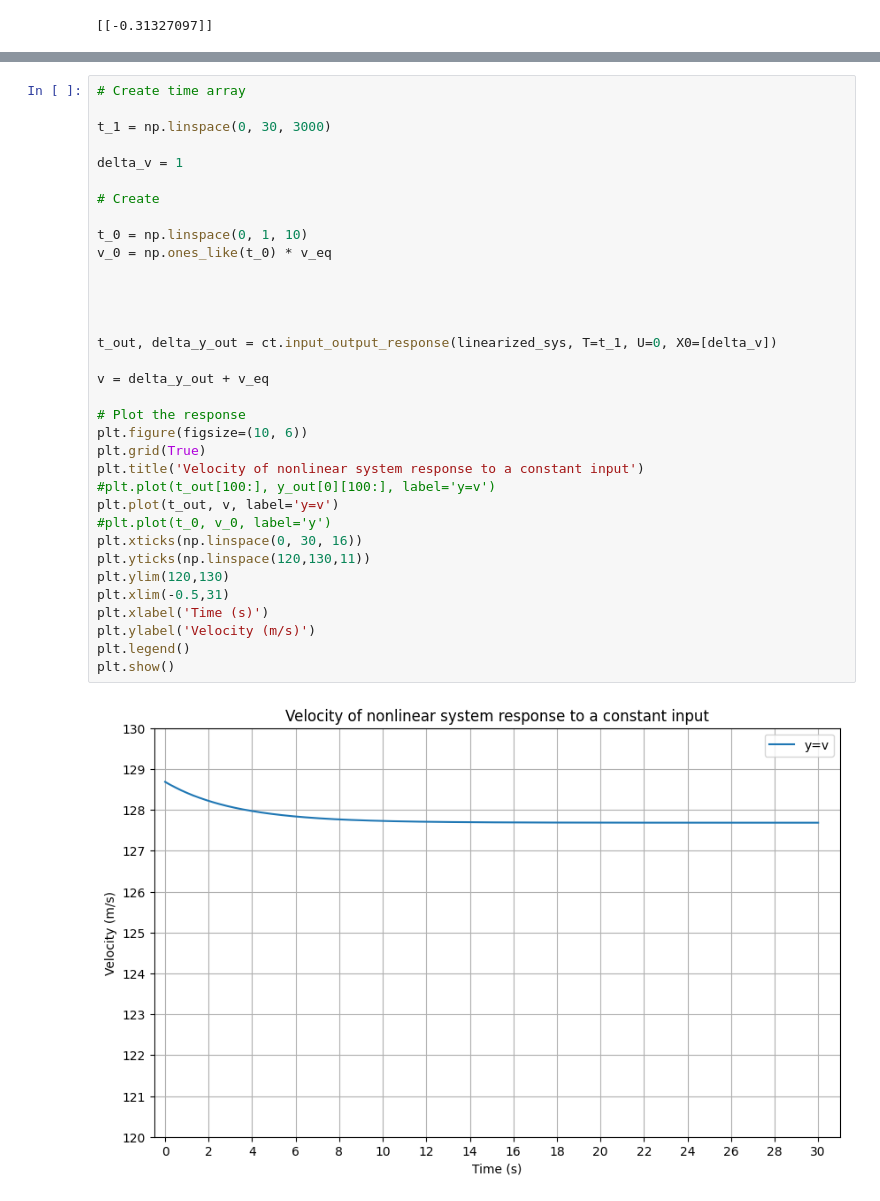
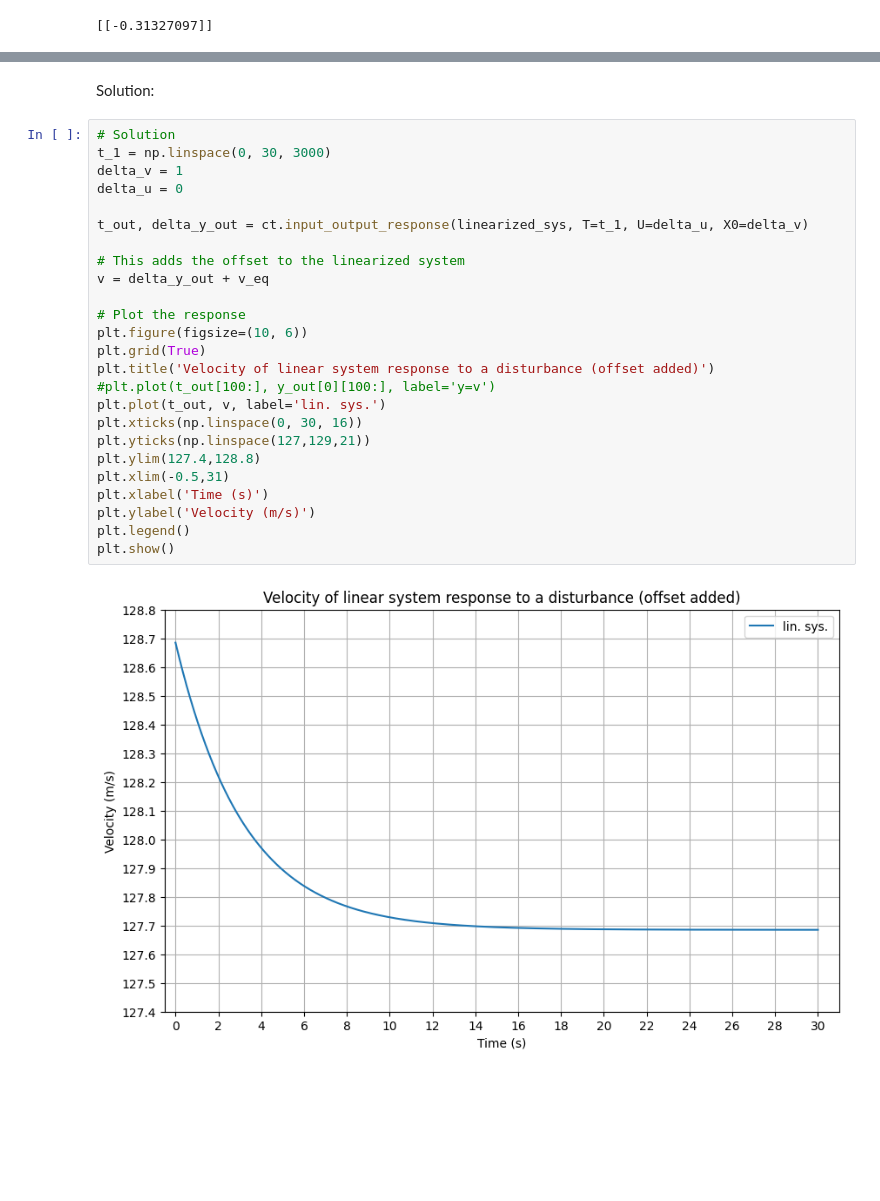
Before and after one commit to idsc-frazzoli/CS2-2024-notebooks, a Jupyter notebook: ps11-NLC1/Elias_part_test_2024-05-16.ipynb, the cells around one changed output, grey strips where cells are left out. Drawn from its saved outputs; the diff is of its cells as text; blank space fills up the shorter version.

```diff
--- a/ps11-NLC1/Elias_part_test_2024-05-16.ipynb
+++ b/ps11-NLC1/Elias_part_test_2024-05-16.ipynb
@@ -187,36 +193,29 @@ Now the car experiences a change of airspeed $\Delta v(t)=1\frac{m}{s}$. How sho
+# %% [markdown]
+Solution:
 # %%
-# Create time array
+# Solution
+t_1 = np.linspace(0, 30, 3000)
+delta_v = 1
+delta_u = 0
 
-t_1 = np.linspace(0, 30, 3000)
+t_out, delta_y_out = ct.input_output_response(linearized_sys, T=t_1, U=delta_u, X0=delta_v)
 
-delta_v = 1
-
-# Create
-
-t_0 = np.linspace(0, 1, 10)
-v_0 = np.ones_like(t_0) * v_eq
-
-
-
-
-t_out, delta_y_out = ct.input_output_response(linearized_sys, T=t_1, U=0, X0=[delta_v])
-
+# This adds the offset to the linearized system
 v = delta_y_out + v_eq
 
 # Plot the response
 plt.figure(figsize=(10, 6))
 plt.grid(True)
-plt.title('Velocity of nonlinear system response to a constant input')
+plt.title('Velocity of linear system response to a disturbance (offset added)')
 #plt.plot(t_out[100:], y_out[0][100:], label='y=v')
-plt.plot(t_out, v, label='y=v')
-#plt.plot(t_0, v_0, label='y')
+plt.plot(t_out, v, label='lin. sys.')
 plt.xticks(np.linspace(0, 30, 16))
-plt.yticks(np.linspace(120,130,11))
-plt.ylim(120,130)
+plt.yticks(np.linspace(127,129,21))
+plt.ylim(127.4,128.8)
 plt.xlim(-0.5,31)
 plt.xlabel('Time (s)')
 plt.ylabel('Velocity (m/s)')
 plt.legend()
 plt.show()
 # %% [output]
-[figure, old version]
+[figure, new version]
```
Also changed, not shown: parts of 13 cells of this notebook.
